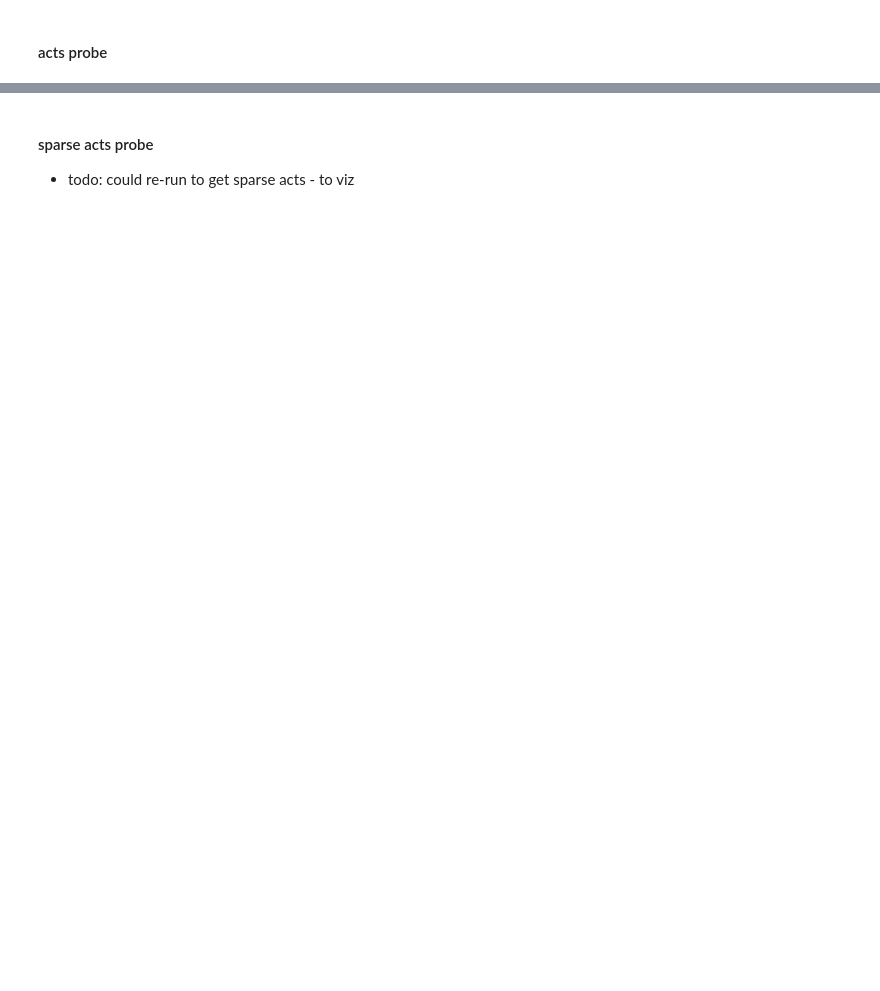
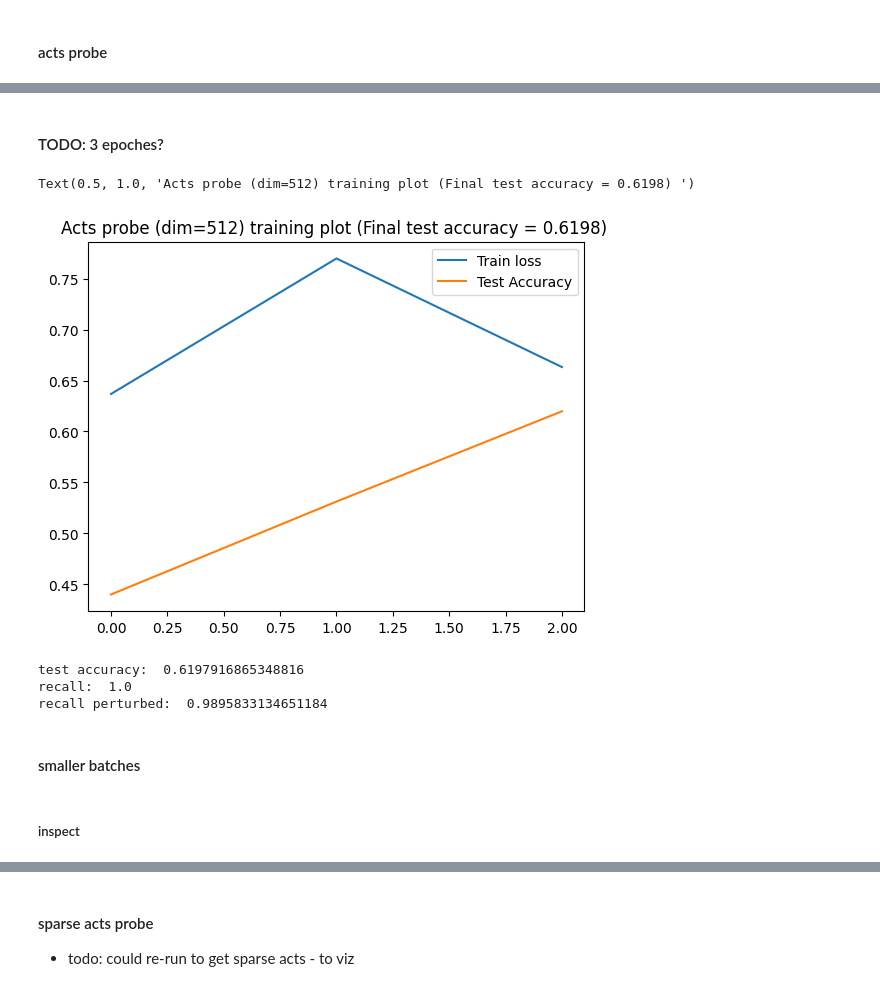
Before and after one commit to xinrose-lin/causal_interp_for_harm_detection, a Jupyter notebook: probe_results.ipynb, the cells around one changed output, grey strips where cells are left out. Saved outputs shown, nothing was run; the diff lists cells and outputs as text; code cells hidden in the pictures; blank space fills up the shorter version.

```diff
--- a/probe_results.ipynb
+++ b/probe_results.ipynb
@@ -92,0 +231,58 @@ def train_loop(train_batches, epoches=25, dim=512):
+# %% [markdown]
+#### TODO: 3 epoches?
+# %%
+t.manual_seed(42)
+probe = Probe(512)
+
+epoch_train_loss = []
+total_loss = []
+epoch_test_acc = []
+epoches = 3
+
+# train_batches = batches[:-2]
+
+for i in range(epoches):
+    probe, losses = train_probe(probe, train_batches)
+    total_loss.extend(losses)
+    epoch_train_loss.append(losses[-1])
+
+    test_acc = test_probe(probe, batches=test_batches, seed=42)
+    epoch_test_acc.append(test_acc)
+# %%
+plt.plot(epoch_train_loss, label="Train loss")
+plt.plot(epoch_test_acc, label="Test Accuracy")
+plt.legend()
+plt.title(f"Acts probe (dim=512) training plot (Final test accuracy = {epoch_test_acc[-1]:.4f}) ")
+# %% [output]
+Text(0.5, 1.0, 'Acts probe (dim=512) training plot (Final test accuracy = 0.6198) ')
+[figure, added]
+# %%
+
+# recall (harmful)
+harmful_acts = read_from_pt_gz("data_latents/test/acts/harmful_acts_512.pt.gz")
+last_tok_acts_data = harmful_acts[:, -1, :].tolist()
+label = t.ones(len(harmful_acts))
+test_batches_harmful = data_loader(last_tok_acts_data, label)
+
+recall = test_probe(probe, test_batches_harmful)
+
+# recall (perturbed)
+harmful_acts = read_from_pt_gz("data_latents/test_perturbed/acts/harmful_acts_512.pt.gz")
+last_tok_acts_data = harmful_acts[:, -1, :].tolist()
+label = t.ones(len(harmful_acts))
+test_batches_harmful_perturbed = data_loader(last_tok_acts_data, label)
+
+perturbed_recall = test_probe(probe, test_batches_harmful_perturbed)
+test_acc = test_probe(probe, batches=test_batches, seed=42)
+
+print("test accuracy: ", test_acc)
+print("recall: ", recall)
+print("recall perturbed: ", perturbed_recall)
+# %% [output]
+test accuracy:  0.6197916865348816
+recall:  1.0
+recall perturbed:  0.9895833134651184
+# %% [markdown]
+#### smaller batches
+# %% [markdown]
+##### inspect
```
Also changed, not shown: parts of 52 cells of this notebook, 14 other files.
